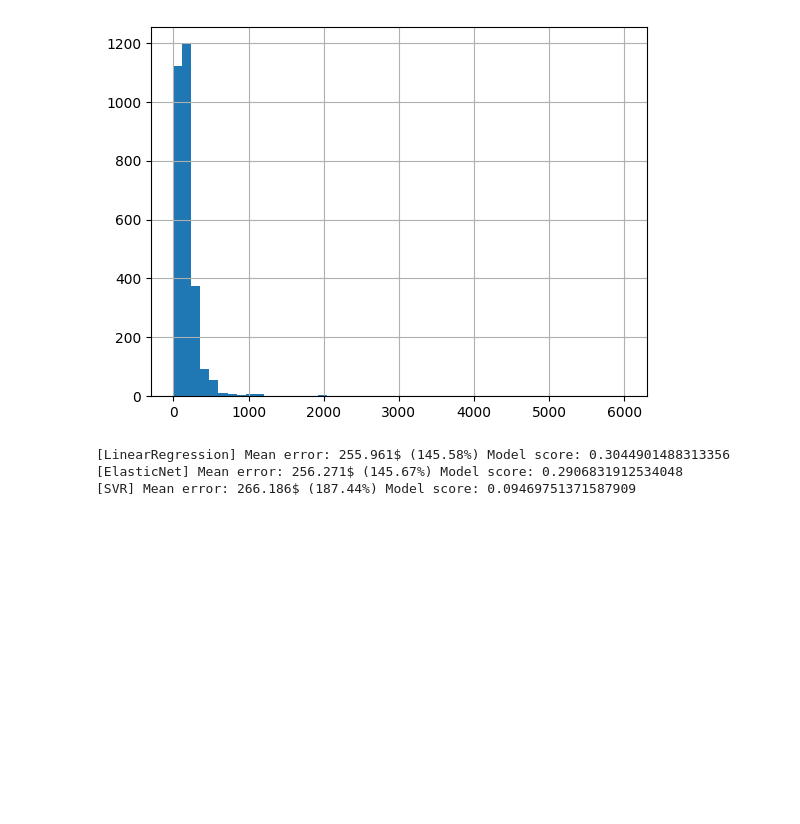
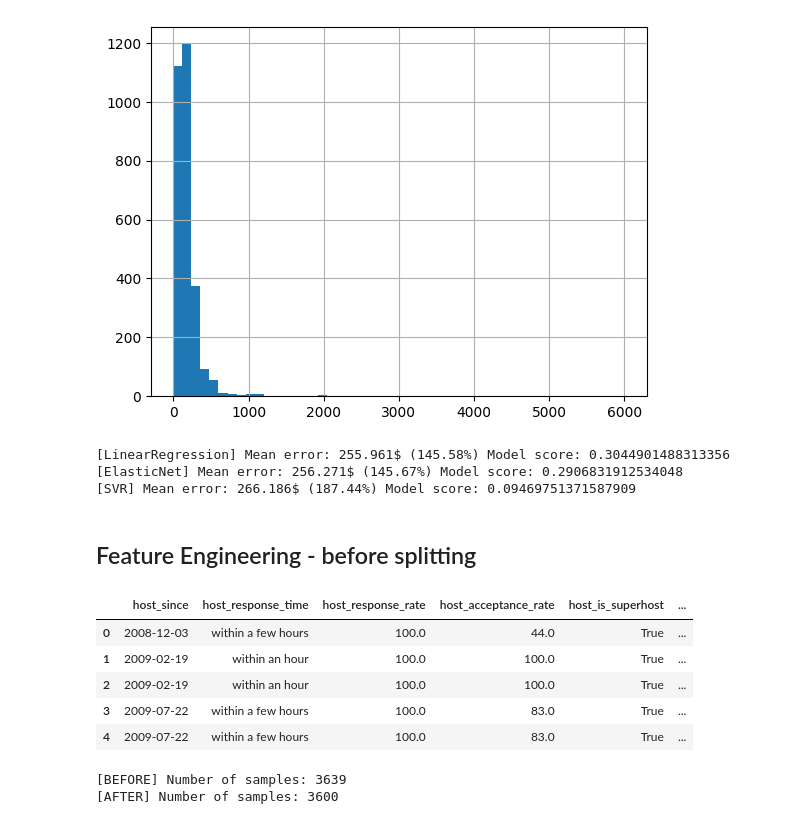
Before and after one commit to icta-tecaji/python-machine-learning-public, a Jupyter notebook: 03_Feature_Engineering/10_General_example.ipynb, the cells around one changed output. Cells and saved outputs as stored; diff of their text form; code cells hidden in the pictures; blank space fills up the shorter version.

```diff
--- a/03_Feature_Engineering/10_General_example.ipynb
+++ b/03_Feature_Engineering/10_General_example.ipynb
@@ -143,3 +143,15 @@ run_regression_model(airbnb_boston_numeric, svr_model)
 [LinearRegression] Mean error: 255.961$ (145.58%) Model score: 0.3044901488313356
 [ElasticNet] Mean error: 256.271$ (145.67%) Model score: 0.2906831912534048
 [SVR] Mean error: 266.186$ (187.44%) Model score: 0.09469751371587909
+# %% [markdown]
+## Feature Engineering - before splitting
+# %%
+airbnb_boston = pd.read_pickle("data/boston_listings_clean.pkl")
+airbnb_boston.head()
+# %% [output]
+|  | host_since | host_response_time | host_response_rate | host_acceptance_rate | host_is_superhost | ... |
+| 0 | 2008-12-03 | within a few hours | 100.0 | 44.0 | True | ... |
+| 1 | 2009-02-19 | within an hour | 100.0 | 100.0 | True | ... |
+| 2 | 2009-02-19 | within an hour | 100.0 | 100.0 | True | ... |
+| 3 | 2009-07-22 | within a few hours | 100.0 | 83.0 | True | ... |
+| 4 | 2009-07-22 | within a few hours | 100.0 | 83.0 | True | ... |
@@ -145,0 +171,22 @@ run_regression_model(airbnb_boston_numeric, svr_model)
+# %%
+# Handling outliers -> pazimo da če bodo relani podatki v teh območjih potem
+def find_boundaries(df, variable, distance, rule="inter-quartile"):
+    if rule == "inter-quartile":
+        IQR = df[variable].quantile(0.75) - df[variable].quantile(0.25)
+        lower_boundary = df[variable].quantile(0.25) - (IQR * distance)
+        upper_boundary = df[variable].quantile(0.75) + (IQR * distance)
+        return upper_boundary, lower_boundary
+    elif rule == "meanstddev":
+        lower_boundary = df[variable].mean() - (df[variable].std() * distance)
+        upper_boundary = df[variable].mean() + (df[variable].std() * distance)
+        return upper_boundary, lower_boundary
+
+
+print(f"[BEFORE] Number of samples: {airbnb_boston.shape[0]}")
+PUSD_upper_limit, PUSD_lower_limit = find_boundaries(airbnb_boston, 'price_usd', 5)
+outliers_PUSD = np.where(airbnb_boston['price_usd'] > PUSD_upper_limit, True, np.where(airbnb_boston['price_usd'] < PUSD_lower_limit, True, False))
+airbnb_boston = airbnb_boston.loc[~(outliers_PUSD)]
+print(f"[AFTER] Number of samples: {airbnb_boston.shape[0]}")
+# %% [output]
+[BEFORE] Number of samples: 3639
+[AFTER] Number of samples: 3600
```
Also changed, not shown: parts of 7 cells of this notebook, 3 other files.
